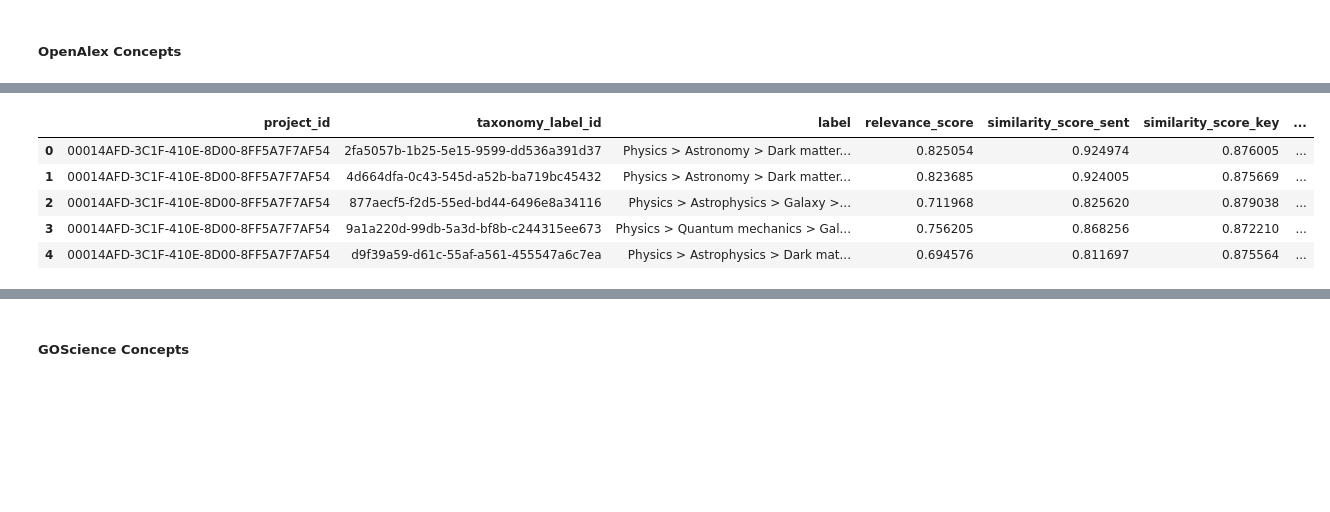
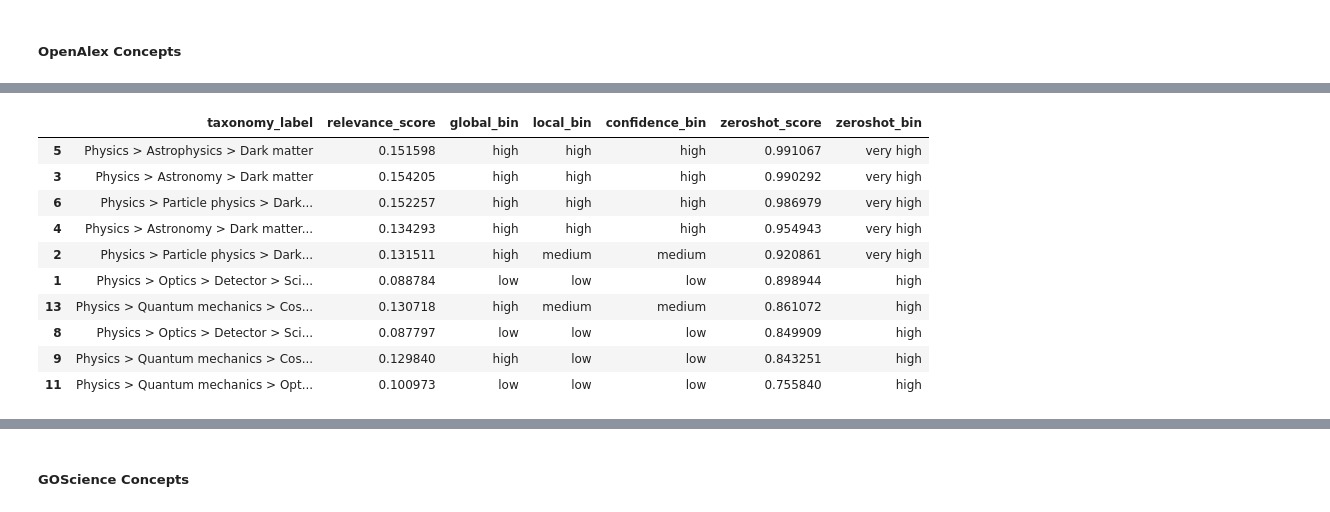
Before and after one commit to innovation-growth-lab/dsit-taxonomies, a Jupyter notebook: notebooks/catch_up_2502.ipynb, the cells around one changed output, grey strips where cells are left out. Cells and saved outputs as stored; diff of their text form; code cells hidden in the pictures; blank space fills up the shorter version.

```diff
--- a/notebooks/catch_up_2502.ipynb
+++ b/notebooks/catch_up_2502.ipynb
@@ -83,5 +76,3 @@ taxonomy.head(4)
 
 2. **Shortlist labels for each keyword:**
    - Identify the top-$ k $ taxonomy labels $ \{l_{j_1}, l_{j_2}, \dots, l_{j_k}\} $ for each keyword, ranked by $ S_{\text{keywords}}(k_i, l_j) $.
-# %%
-keyword_candidates = catalog.load("keywords.gtr_data.cwts_matches.intermediate")
@@ -190,5 +175,5 @@ project_sentence_candidates.head(20)
 
   This helps only consider keyword evidence that is sufficiently strong, avoiding noise from weak keyword matches.
 # %%
-project_scores = catalog.load("projects.gtr_data.cwts_scores.detailed")
+project_scores = catalog.load("projects.gtr_data.cwts_scores.granular")
 # %% [output]
@@ -274,5 +259,5 @@ The project aim is to create an innovative packaging solution that is both envir
 # %% [markdown]
 ##### **CWTS Topics**
 # %%
-project_scores_cwts = catalog.load("projects.gtr_data.cwts_scores.aggregated")
+project_scores_cwts = catalog.load("projects.gtr_data.cwts_scores.zeroshot")
 # %% [output]
@@ -294,5 +308,5 @@ project_example2_cwts.head(5)
 ##### **OpenAlex Concepts**
 # %%
 # taxonomy_concepts = catalog.load("taxonomy.oa_concepts.full.db")
-project_scores_concepts = catalog.load("projects.gtr_data.oa_concepts_scores.aggregated")
+project_scores_concepts = catalog.load("projects.gtr_data.oa_concepts_scores.zeroshot")
 # %% [output]
@@ -300,15 +314,32 @@ project_scores_concepts = catalog.load("projects.gtr_data.oa_concepts_scores.agg
                              (ParquetDataset)...
 # %%
 # consider the same example
-project_example_concepts = project_scores_concepts[project_scores_concepts["project_id"] == project_example_id]
-project_example_concepts.head(5)
+project_example_concepts = project_scores_concepts[
+    project_scores_concepts["project_id"] == project_example_id
+]
+project_example_concepts[
+    [
+        "taxonomy_label",
+        "relevance_score",
+        "global_bin",
+        "local_bin",
+        "confidence_bin",
+        "zeroshot_score",
+        "zeroshot_bin",
+    ]
+].sort_values(by="zeroshot_score", ascending=False).head(10)
 # %% [output]
 [interactive output not drawn]
-|  | project_id | taxonomy_label_id | label | relevance_score | similarity_score_sent | similarity_score_key | ... |
-| 0 | 00014AFD-3C1F-410E-8D00-8FF5A7F7AF54 | 2fa5057b-1b25-5e15-9599-dd536a391d37 | Physics > Astronomy > Dark matter... | 0.825054 | 0.924974 | 0.876005 | ... |
-| 1 | 00014AFD-3C1F-410E-8D00-8FF5A7F7AF54 | 4d664dfa-0c43-545d-a52b-ba719bc45432 | Physics > Astronomy > Dark matter... | 0.823685 | 0.924005 | 0.875669 | ... |
-| 2 | 00014AFD-3C1F-410E-8D00-8FF5A7F7AF54 | 877aecf5-f2d5-55ed-bd44-6496e8a34116 | Physics > Astrophysics > Galaxy >... | 0.711968 | 0.825620 | 0.879038 | ... |
-| 3 | 00014AFD-3C1F-410E-8D00-8FF5A7F7AF54 | 9a1a220d-99db-5a3d-bf8b-c244315ee673 | Physics > Quantum mechanics > Gal... | 0.756205 | 0.868256 | 0.872210 | ... |
-| 4 | 00014AFD-3C1F-410E-8D00-8FF5A7F7AF54 | d9f39a59-d61c-55af-a561-455547a6c7ea | Physics > Astrophysics > Dark mat... | 0.694576 | 0.811697 | 0.875564 | ... |
+|  | taxonomy_label | relevance_score | global_bin | local_bin | confidence_bin | zeroshot_score | zeroshot_bin |
+| 5 | Physics > Astrophysics > Dark matter | 0.151598 | high | high | high | 0.991067 | very high |
+| 3 | Physics > Astronomy > Dark matter | 0.154205 | high | high | high | 0.990292 | very high |
+| 6 | Physics > Particle physics > Dark... | 0.152257 | high | high | high | 0.986979 | very high |
+| 4 | Physics > Astronomy > Dark matter... | 0.134293 | high | high | high | 0.954943 | very high |
+| 2 | Physics > Particle physics > Dark... | 0.131511 | high | medium | medium | 0.920861 | very high |
+| 1 | Physics > Optics > Detector > Sci... | 0.088784 | low | low | low | 0.898944 | high |
+| 13 | Physics > Quantum mechanics > Cos... | 0.130718 | high | medium | medium | 0.861072 | high |
+| 8 | Physics > Optics > Detector > Sci... | 0.087797 | low | low | low | 0.849909 | high |
+| 9 | Physics > Quantum mechanics > Cos... | 0.129840 | high | low | low | 0.843251 | high |
+| 11 | Physics > Quantum mechanics > Opt... | 0.100973 | low | low | low | 0.755840 | high |
 # %%
 # consider the same packaging example
```
Also changed, not shown: parts of 43 cells of this notebook, 5 other files.
